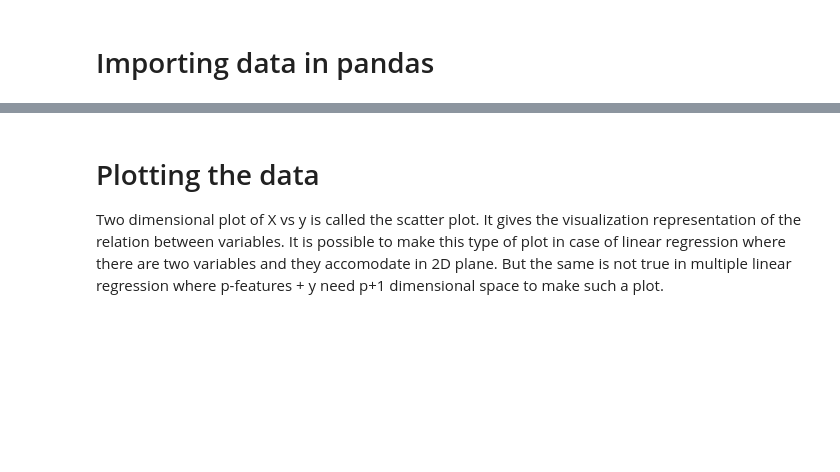
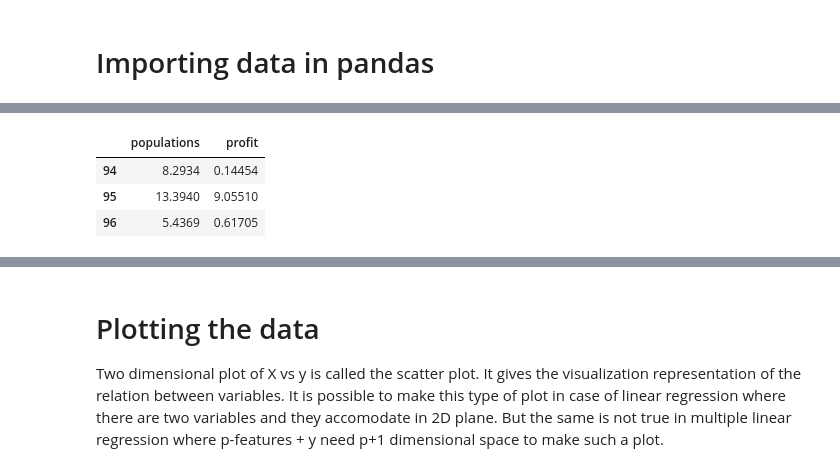
Before and after one commit to roshankoirala/Machine_learning-, a Jupyter notebook: 01. Simple Linear regression/Simple_Linear_Regression .ipynb, the cells around one changed output, grey strips where cells are left out. Cells and saved outputs as stored; diff of their text form; code cells hidden in the pictures; blank space fills up the shorter version.

```diff
--- a/01. Simple Linear regression/Simple_Linear_Regression .ipynb
+++ b/01. Simple Linear regression/Simple_Linear_Regression .ipynb
@@ -37,0 +34,10 @@ df.tail()
+# %%
+# tail() gives the bottom five.
+# The number of rows can be controlled by passing an integer in head() and tail()
+
+df.tail(3)
+# %% [output]
+|  | populations | profit |
+| 94 | 8.2934 | 0.14454 |
+| 95 | 13.3940 | 9.05510 |
+| 96 | 5.4369 | 0.61705 |
```
Also changed, not shown: parts of 27 cells of this notebook.
